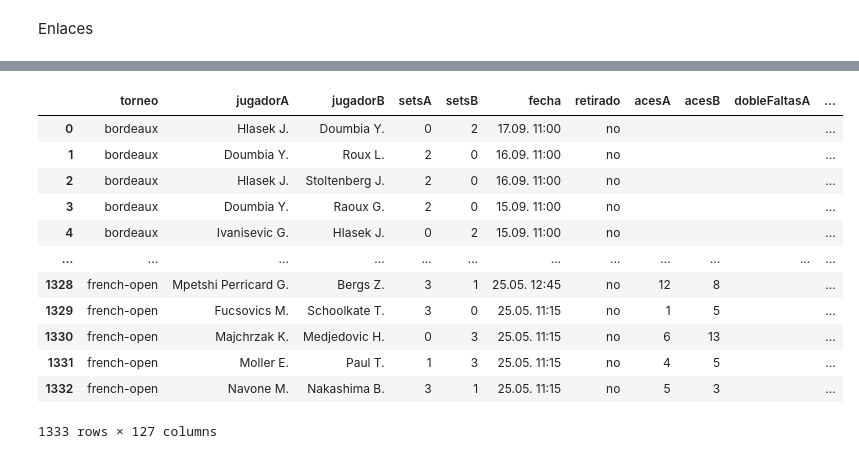
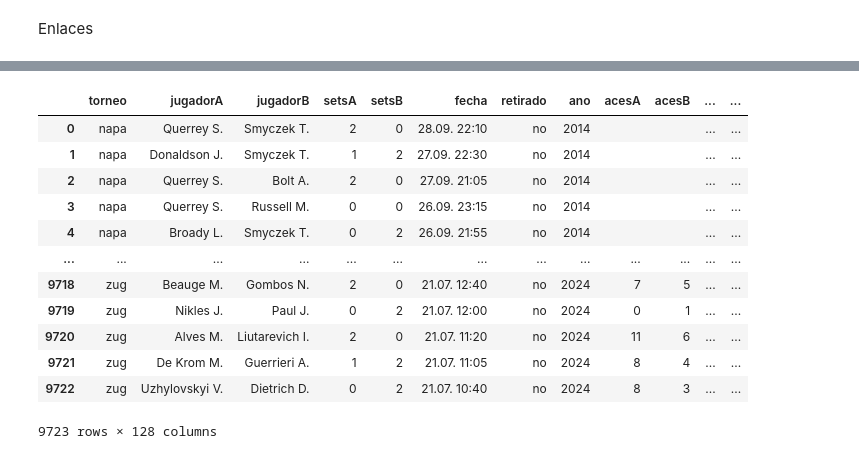
Before and after one commit to carlosvallejo23/tenis, a Jupyter notebook: flashscore/scraping2.ipynb, the cells around one changed output, grey strips where cells are left out. Drawn from its saved outputs; the diff is of its cells as text; code cells hidden in the pictures.

```diff
--- a/flashscore/scraping2.ipynb
+++ b/flashscore/scraping2.ipynb
@@ -172,18 +292,28 @@ try:
     datos = []
 
     # Procesar cada torneo
-    for j, e in enumerate(enlaces_atp_singles[30:70]):
+    for j, e in enumerate(enlaces[616:]):
         href = e['href']
         nombre = e['nombre']
         enlaces_partidos = []
+        anos = []
         url = href
 
         try:
-            print(f"\nProcesando torneo {j+1}/{len(enlaces_atp_singles)}: {nombre}")
+            print(f"\nProcesando torneo {j+1}/{len(enlaces)}: {nombre}")
             driver.get(url)
             time.sleep(3)
 
             try:
+                wait.until(EC.presence_of_element_located((
+                    By.CSS_SELECTOR, ".heading__info"
+                )))
+                ano = driver.find_elements(
+                    By.CSS_SELECTOR, ".heading__info"
+                )
+                #print("Heading info")
+                for a in ano:
+                    s = a.text
                 # Esperar y obtener partidos
                 wait.until(EC.presence_of_element_located((
                     By.CSS_SELECTOR, ".event__match.event__match--withRowLink.event__match--static.event__match--twoLine"
@@ -211,8 +341,11 @@ try:
                             "setsA": lineas[3],
                             "setsB": lineas[4],
                             "fecha": lineas[0],
+                            "ano":s,
                             "retirado": 'no'
                         }
+
+                        #print("nombre y ano",nombre, s)
                         enlaces_partidos.append({
                             "url2": url2,
                             "info_partido": torneo_actual.copy()
@@ -250,6 +383,7 @@ try:
                                 "setsB": torneo_info.get("setsB", ""),
                                 "fecha": torneo_info.get("fecha", ""),
                                 "retirado": torneo_info.get("retirado", ""),
+                                "ano":torneo_info.get("ano", ""),
                                 # Inicializar todas las estadísticas vacías
                                 "acesA": "", "acesB": "",
                                 "dobleFaltasA": "", "dobleFaltasB": "",
@@ -486,7 +620,7 @@ finally:
     if datos:
         df = pd.DataFrame(datos)
         #nombre_archivo = f"partidos_tenis_{fecha_actual}.csv"
-        #df.to_csv(nombre_archivo, index=False, encoding='utf-8-sig')
+        #df.to_csv(".\\data\\data2\\datosmurcia.csv", index=False, encoding='utf-8-sig')
         print(f"Datos guardados")
         display(df.head())
     else:
@@ -519,17 +653,17 @@ Datos guardados
 # %%
-df.to_csv(".\\data\\data2\\bordeaux-frenchopen_masc_2025-06-12.csv", index=False, encoding='utf-8-sig')
+#df.to_csv(".\\data\\data2\\napa-zug_challenger_2025-06-17.csv", index=False, encoding='utf-8-sig')
 df
 # %% [output]
-|  | torneo | jugadorA | jugadorB | setsA | setsB | fecha | retirado | acesA | acesB | dobleFaltasA | ... |
-| 0 | bordeaux | Hlasek J. | Doumbia Y. | 0 | 2 | 17.09. 11:00 | no |  |  |  | ... |
-| 1 | bordeaux | Doumbia Y. | Roux L. | 2 | 0 | 16.09. 11:00 | no |  |  |  | ... |
-| 2 | bordeaux | Hlasek J. | Stoltenberg J. | 2 | 0 | 16.09. 11:00 | no |  |  |  | ... |
-| 3 | bordeaux | Doumbia Y. | Raoux G. | 2 | 0 | 15.09. 11:00 | no |  |  |  | ... |
-| 4 | bordeaux | Ivanisevic G. | Hlasek J. | 0 | 2 | 15.09. 11:00 | no |  |  |  | ... |
-| ... | ... | ... | ... | ... | ... | ... | ... | ... | ... | ... | ... |
-| 1328 | french-open | Mpetshi Perricard G. | Bergs Z. | 3 | 1 | 25.05. 12:45 | no | 12 | 8 |  | ... |
-| 1329 | french-open | Fucsovics M. | Schoolkate T. | 3 | 0 | 25.05. 11:15 | no | 1 | 5 |  | ... |
-| 1330 | french-open | Majchrzak K. | Medjedovic H. | 0 | 3 | 25.05. 11:15 | no | 6 | 13 |  | ... |
-| 1331 | french-open | Moller E. | Paul T. | 1 | 3 | 25.05. 11:15 | no | 4 | 5 |  | ... |
-| 1332 | french-open | Navone M. | Nakashima B. | 3 | 1 | 25.05. 11:15 | no | 5 | 3 |  | ... |
+|  | torneo | jugadorA | jugadorB | setsA | setsB | fecha | retirado | ano | acesA | acesB | ... | ... |
+| 0 | napa | Querrey S. | Smyczek T. | 2 | 0 | 28.09. 22:10 | no | 2014 |  |  | ... | ... |
+| 1 | napa | Donaldson J. | Smyczek T. | 1 | 2 | 27.09. 22:30 | no | 2014 |  |  | ... | ... |
+| 2 | napa | Querrey S. | Bolt A. | 2 | 0 | 27.09. 21:05 | no | 2014 |  |  | ... | ... |
+| 3 | napa | Querrey S. | Russell M. | 0 | 0 | 26.09. 23:15 | no | 2014 |  |  | ... | ... |
+| 4 | napa | Broady L. | Smyczek T. | 0 | 2 | 26.09. 21:55 | no | 2014 |  |  | ... | ... |
+| ... | ... | ... | ... | ... | ... | ... | ... | ... | ... | ... | ... | ... |
+| 9718 | zug | Beauge M. | Gombos N. | 2 | 0 | 21.07. 12:40 | no | 2024 | 7 | 5 | ... | ... |
+| 9719 | zug | Nikles J. | Paul J. | 0 | 2 | 21.07. 12:00 | no | 2024 | 0 | 1 | ... | ... |
+| 9720 | zug | Alves M. | Liutarevich I. | 2 | 0 | 21.07. 11:20 | no | 2024 | 11 | 6 | ... | ... |
+| 9721 | zug | De Krom M. | Guerrieri A. | 1 | 2 | 21.07. 11:05 | no | 2024 | 8 | 4 | ... | ... |
+| 9722 | zug | Uzhylovskyi V. | Dietrich D. | 0 | 2 | 21.07. 10:40 | no | 2024 | 8 | 3 | ... | ... |
-1333 rows × 127 columns
+9723 rows × 128 columns
```
Also changed, not shown: parts of 6 cells of this notebook, 2 other files.
